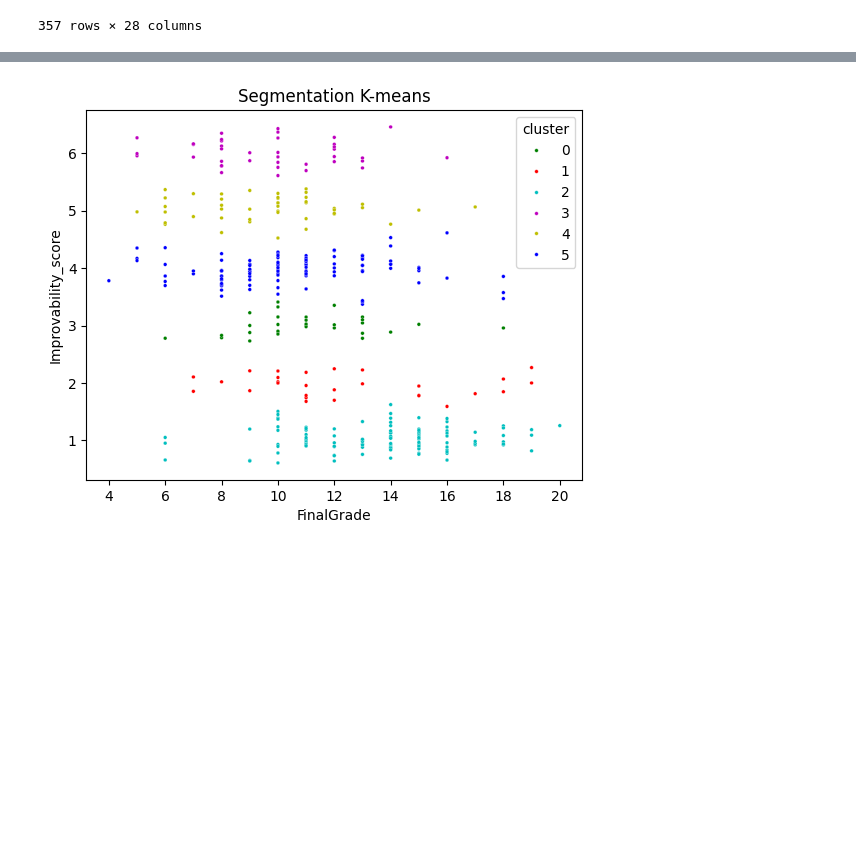
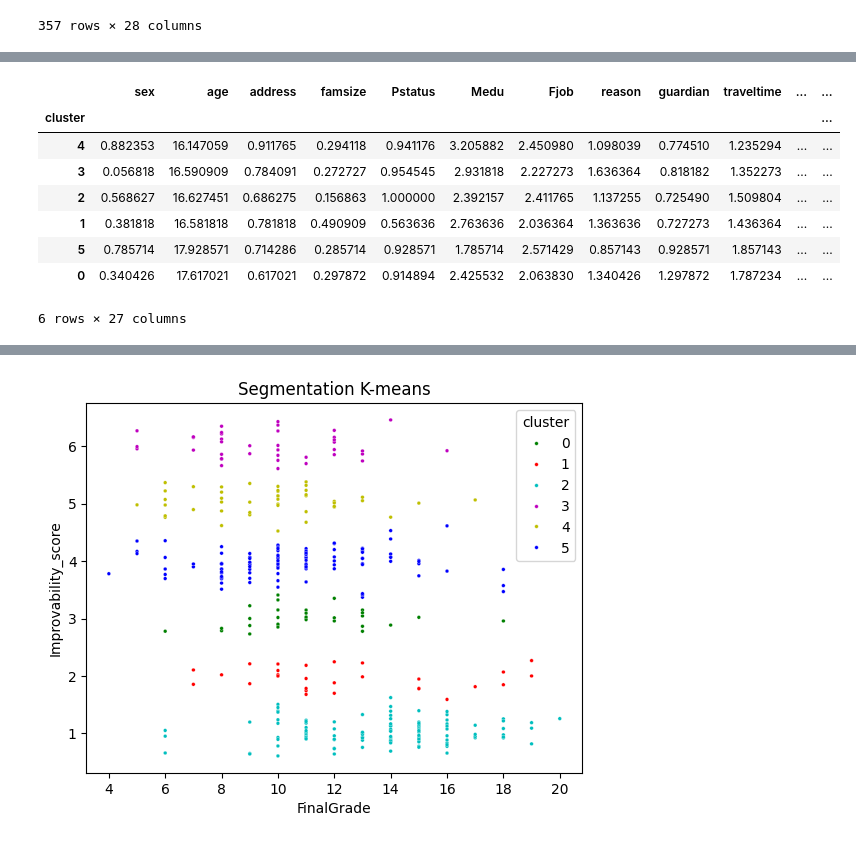
Before and after one commit to Ayoub219/Students_support, a Jupyter notebook: code.ipynb, the cells around one changed output, grey strips where cells are left out. Saved outputs shown, nothing was run; the diff lists cells and outputs as text; code cells hidden in the pictures; blank space fills up the shorter version.

```diff
--- a/code.ipynb
+++ b/code.ipynb
@@ -336,0 +321,12 @@ df_new['Improvability_score'] = df_new['cluster'].apply(assign_support_level)
+# %%
+data_kmeans_analisis.sort_values(by = 'FinalGrade', ascending = False)
+# %% [output]
+|  | sex | age | address | famsize | Pstatus | Medu | Fjob | reason | guardian | traveltime | ... | ... |
+| cluster |  |  |  |  |  |  |  |  |  |  |  | ... |
+| 4 | 0.882353 | 16.147059 | 0.911765 | 0.294118 | 0.941176 | 3.205882 | 2.450980 | 1.098039 | 0.774510 | 1.235294 | ... | ... |
+| 3 | 0.056818 | 16.590909 | 0.784091 | 0.272727 | 0.954545 | 2.931818 | 2.227273 | 1.636364 | 0.818182 | 1.352273 | ... | ... |
+| 2 | 0.568627 | 16.627451 | 0.686275 | 0.156863 | 1.000000 | 2.392157 | 2.411765 | 1.137255 | 0.725490 | 1.509804 | ... | ... |
+| 1 | 0.381818 | 16.581818 | 0.781818 | 0.490909 | 0.563636 | 2.763636 | 2.036364 | 1.363636 | 0.727273 | 1.436364 | ... | ... |
+| 5 | 0.785714 | 17.928571 | 0.714286 | 0.285714 | 0.928571 | 1.785714 | 2.571429 | 0.857143 | 0.928571 | 1.857143 | ... | ... |
+| 0 | 0.340426 | 17.617021 | 0.617021 | 0.297872 | 0.914894 | 2.425532 | 2.063830 | 1.340426 | 1.297872 | 1.787234 | ... | ... |
+6 rows × 27 columns
```
Also changed, not shown: parts of 5 cells of this notebook, 4 other files.
